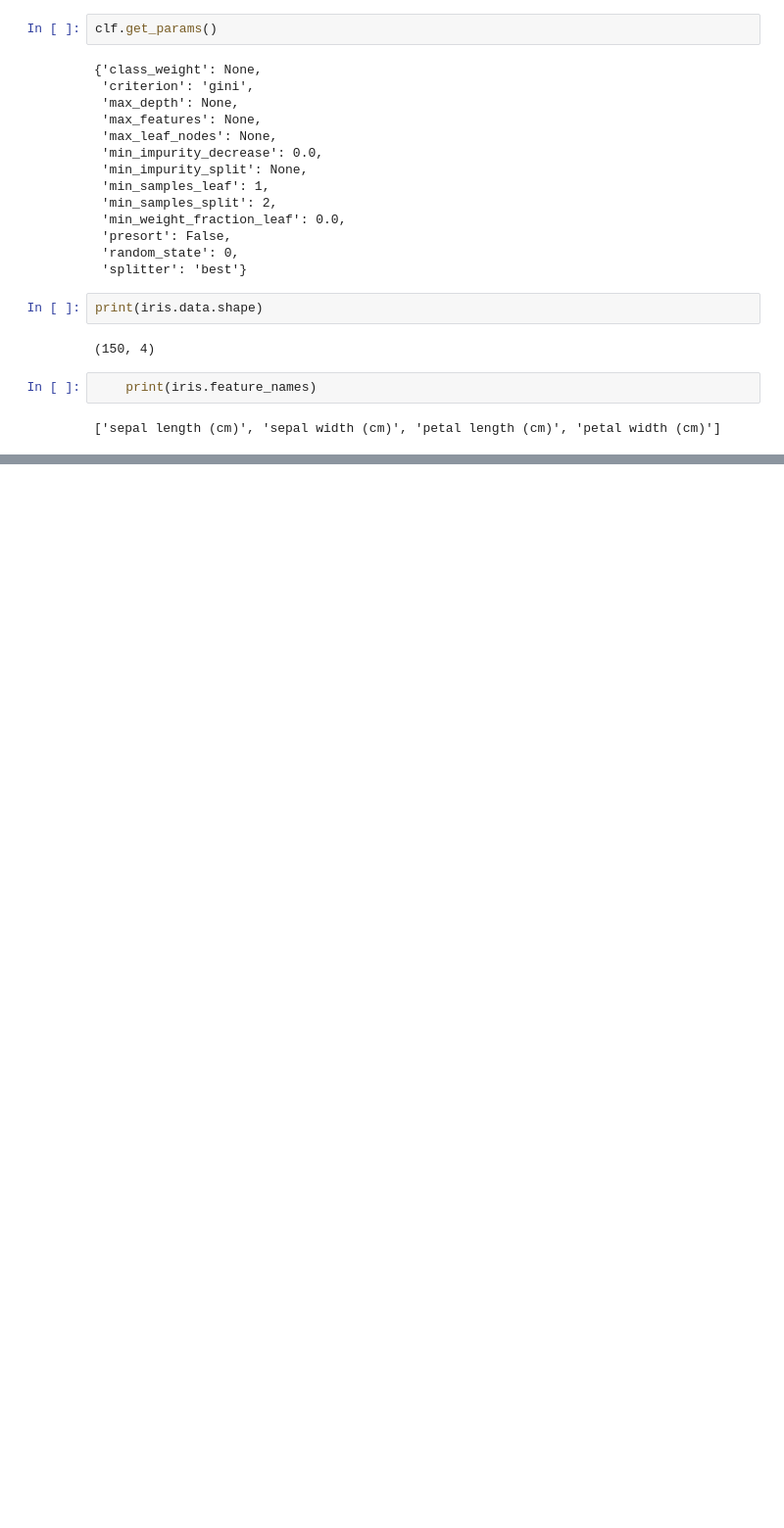
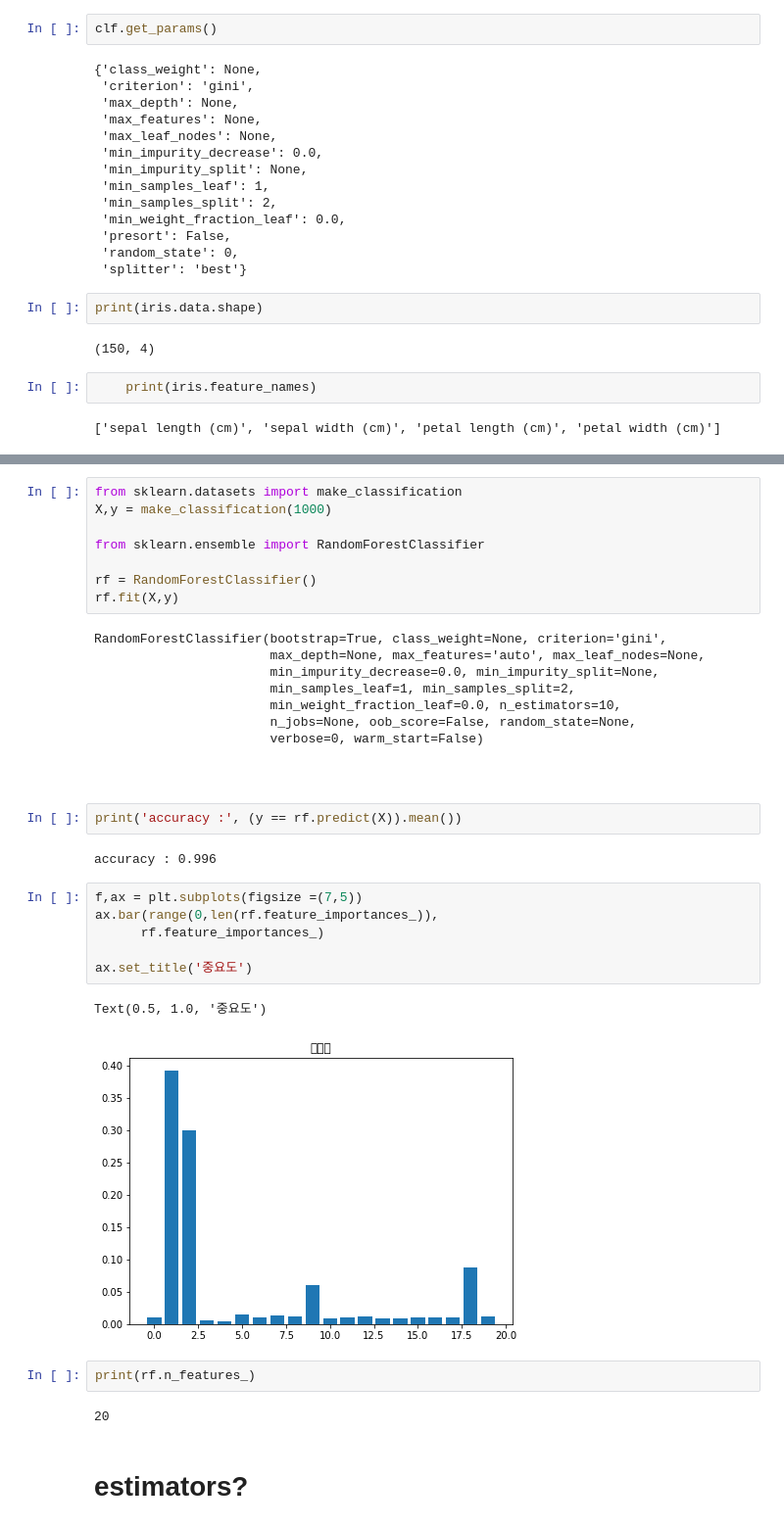
Before and after one commit to choisawyou/learnPython, a Jupyter notebook: 0114 RV.ipynb, the cells around one changed output, grey strips where cells are left out. Shown: that part at 98% size. Drawn from its saved outputs; the diff is of its cells as text; blank space fills up the shorter version.

```diff
--- a/0114 RV.ipynb
+++ b/0114 RV.ipynb
@@ -230,0 +413,37 @@ TREE계열에서 중요한것 :  1시각화 2. 변수중요도 ( DT뻬고)
+# %%
+from sklearn.datasets import make_classification
+X,y = make_classification(1000)
+
+from sklearn.ensemble import RandomForestClassifier
+
+rf = RandomForestClassifier()
+rf.fit(X,y)
+# %% [output]
+RandomForestClassifier(bootstrap=True, class_weight=None, criterion='gini',
+                       max_depth=None, max_features='auto', max_leaf_nodes=None,
+                       min_impurity_decrease=0.0, min_impurity_split=None,
+                       min_samples_leaf=1, min_samples_split=2,
+                       min_weight_fraction_leaf=0.0, n_estimators=10,
+                       n_jobs=None, oob_score=False, random_state=None,
+                       verbose=0, warm_start=False)
+# %% [markdown]
+#
+# %%
+print('accuracy :', (y == rf.predict(X)).mean())
+# %% [output]
+accuracy : 0.996
+# %%
+f,ax = plt.subplots(figsize =(7,5))
+ax.bar(range(0,len(rf.feature_importances_)),
+      rf.feature_importances_)
+
+ax.set_title('중요도')
+# %% [output]
+Text(0.5, 1.0, '중요도')
+[figure, added]
+# %%
+print(rf.n_features_)
+# %% [output]
+20
+# %% [markdown]
+# estimators?
```
Also changed, not shown: parts of 58 cells of this notebook, 1 other file.
